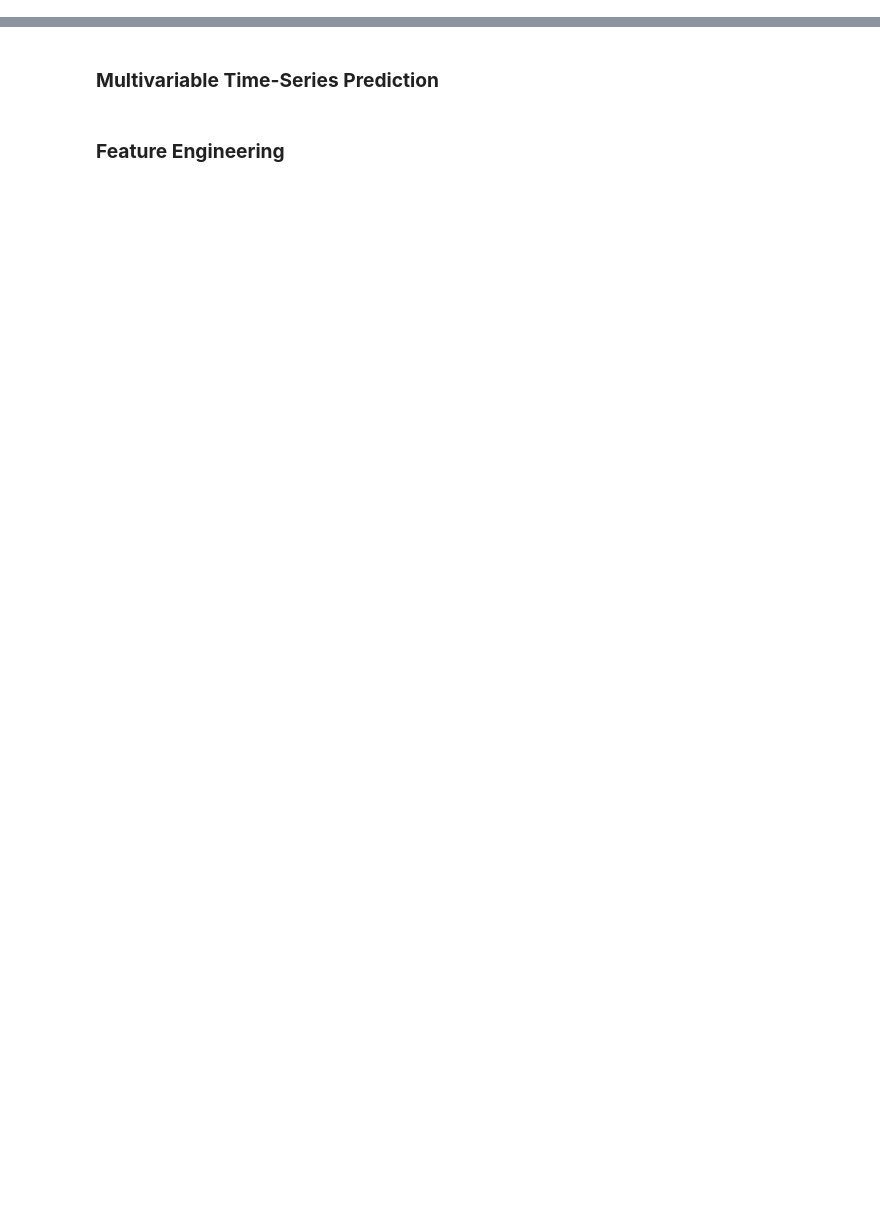
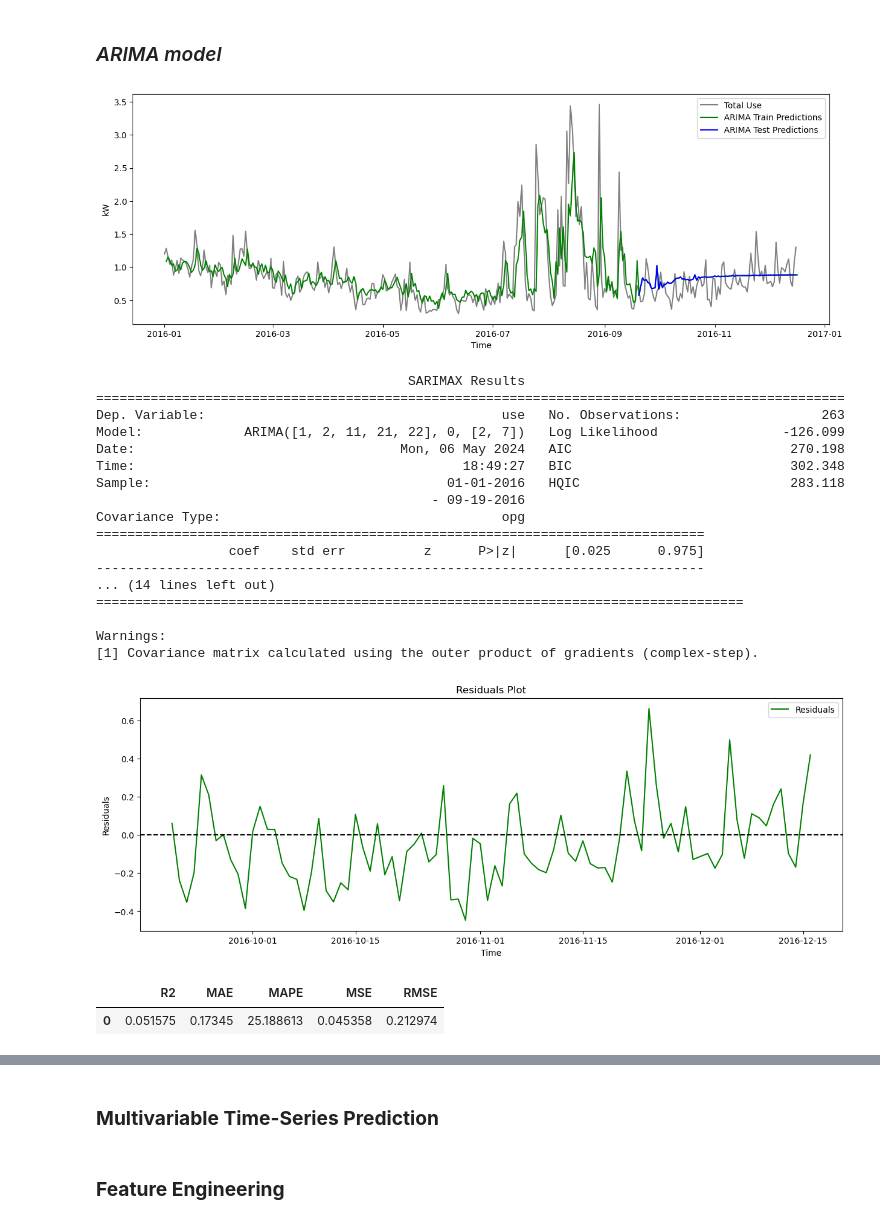
Before and after one commit to computationalgoblin/Smart-Home-Energy-Consumption-Project, a Jupyter notebook: notebooks/model.ipynb, the cells around one changed output, grey strips where cells are left out. Drawn from its saved outputs; the diff is of its cells as text; code cells hidden in the pictures; blank space fills up the shorter version.

```diff
--- a/notebooks/model.ipynb
+++ b/notebooks/model.ipynb
@@ -62,0 +128,27 @@ arima_parameter_estimation(use_data)
+# %% [markdown]
+### *ARIMA model*
+# %%
+arima,arima_metrics,arima_residuals = arima_model(train_data,test_data, use_data_daily,order=((1,2,11,21,22),0,(2,7)))
+arima_metrics
+# %% [output]
+[figure, added]
+                                        SARIMAX Results
+================================================================================================
+Dep. Variable:                                      use   No. Observations:                  263
+Model:             ARIMA([1, 2, 11, 21, 22], 0, [2, 7])   Log Likelihood                -126.099
+Date:                                  Mon, 06 May 2024   AIC                            270.198
+Time:                                          18:49:27   BIC                            302.348
+Sample:                                      01-01-2016   HQIC                           283.118
+                                           - 09-19-2016
+Covariance Type:                                    opg
+==============================================================================
+                 coef    std err          z      P>|z|      [0.025      0.975]
+------------------------------------------------------------------------------
+... (14 lines left out)
+===================================================================================
+
+Warnings:
+[1] Covariance matrix calculated using the outer product of gradients (complex-step).
+[figure, added]
+|  | R2 | MAE | MAPE | MSE | RMSE |
+| 0 | 0.051575 | 0.17345 | 25.188613 | 0.045358 | 0.212974 |
```
Also changed, not shown: parts of 22 cells of this notebook, 1 other file.
